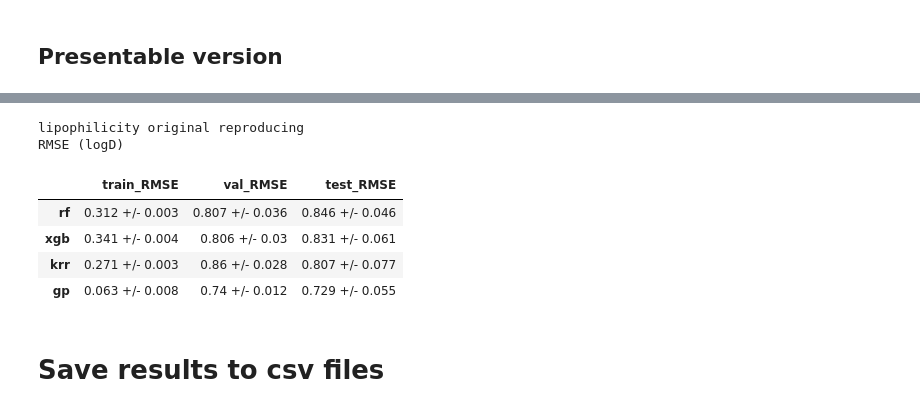
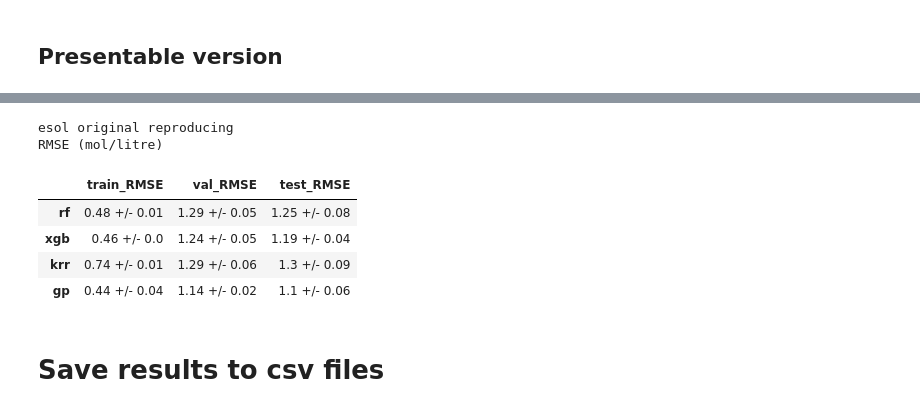
Before and after one commit to GeorgeBatch/moleculenet, a Jupyter notebook: notebooks/prepare_reproducing_grid_search_results.ipynb, the cells around one changed output, grey strips where cells are left out. Cells and saved outputs as stored; diff of their text form; code cells hidden in the pictures.

```diff
--- a/notebooks/prepare_reproducing_grid_search_results.ipynb
+++ b/notebooks/prepare_reproducing_grid_search_results.ipynb
@@ -65,7 +39,7 @@ sys.path.insert(0, './notebooks')
 # root = '../backup_results'
 root = '../results'
 # %%
-dataset = 'lipophilicity'
+dataset = 'esol'
 assert dataset in ['freesolv', 'esol', 'lipophilicity']
 
 smile_type = 'original'
@@ -97,3 +71,6 @@ RMSE          :  root-mean-square error
 MAE           :  mean absolute error
 R^2           :  R^2 (coefficient of determination)
 pearson_r     :  Pearson correlation
+# %%
+rp = datasets_to_rounding_precision[dataset]
+rp
@@ -489,8 +468,8 @@ all_stds
 # %% [markdown]
 ## Presentable version
 # %%
-presentable_all_means = np.round(all_means, 3)
-presentable_all_stds = np.round(all_stds, 3)
+presentable_all_means = np.round(all_means, rp)
+presentable_all_stds = np.round(all_stds, rp)
 # %%
 print(dataset, smile_type, grid_search_type)
 
@@ -530,16 +509,19 @@ presentable_all_means_stds
 # %%
 print(dataset, smile_type, grid_search_type)
 print(metric, datasets_to_units[dataset])
 presentable_all_means_stds_rmse = presentable_all_means_stds[['train_RMSE', 'val_RMSE', 'test_RMSE']]
+presentable_all_means_stds_rmse = presentable_all_means_stds_rmse.round(rp)
+
+
 display(presentable_all_means_stds_rmse)
 # %% [output]
-lipophilicity original reproducing
-RMSE (logD)
+esol original reproducing
+RMSE (mol/litre)
 |  | train_RMSE | val_RMSE | test_RMSE |
-| rf | 0.312 +/- 0.003 | 0.807 +/- 0.036 | 0.846 +/- 0.046 |
-| xgb | 0.341 +/- 0.004 | 0.806 +/- 0.03 | 0.831 +/- 0.061 |
-| krr | 0.271 +/- 0.003 | 0.86 +/- 0.028 | 0.807 +/- 0.077 |
-| gp | 0.063 +/- 0.008 | 0.74 +/- 0.012 | 0.729 +/- 0.055 |
+| rf | 0.48 +/- 0.01 | 1.29 +/- 0.05 | 1.25 +/- 0.08 |
+| xgb | 0.46 +/- 0.0 | 1.24 +/- 0.05 | 1.19 +/- 0.04 |
+| krr | 0.74 +/- 0.01 | 1.29 +/- 0.06 | 1.3 +/- 0.09 |
+| gp | 0.44 +/- 0.04 | 1.14 +/- 0.02 | 1.1 +/- 0.06 |
 # %% [markdown]
 # Save results to csv files
 # %% [markdown]
```
Also changed, not shown: parts of 26 cells of this notebook, 8 other files.
